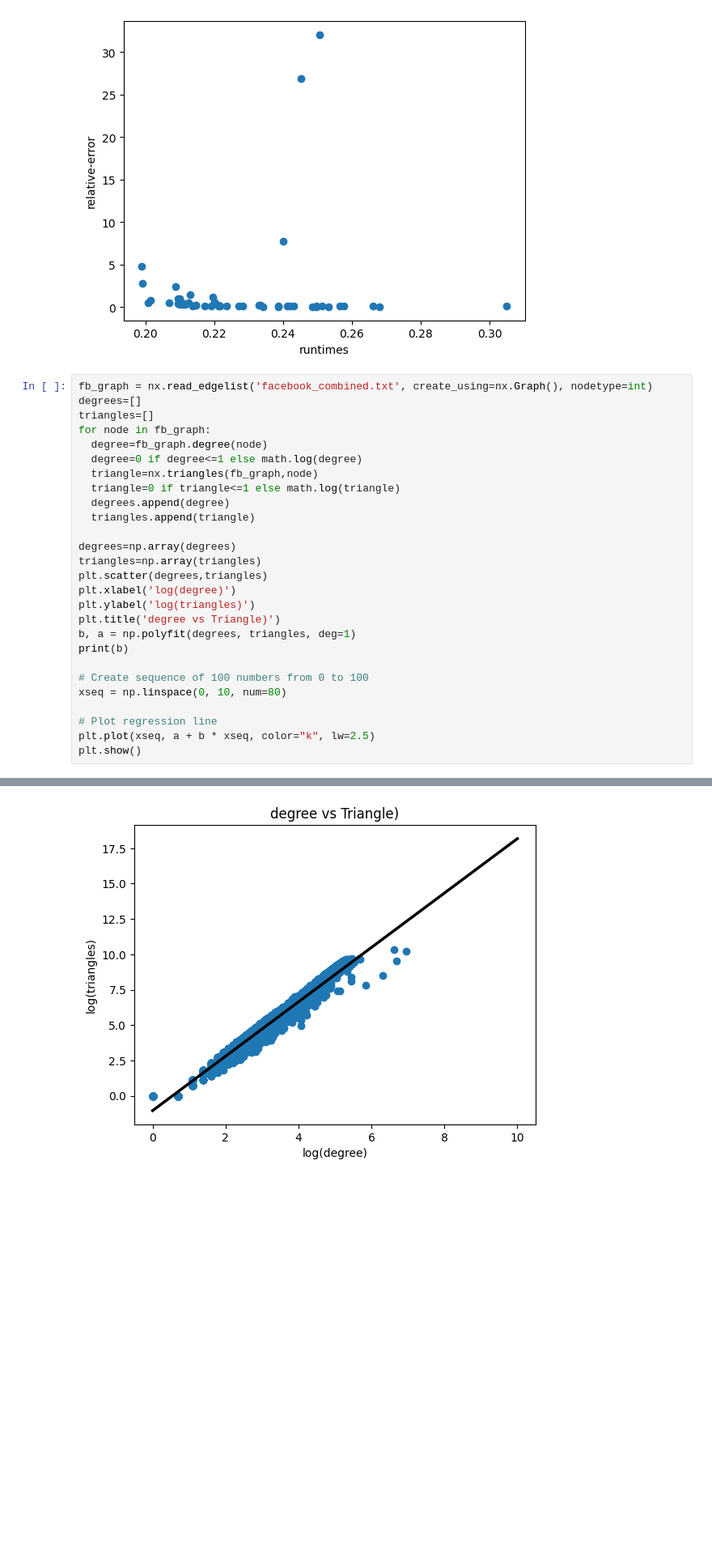
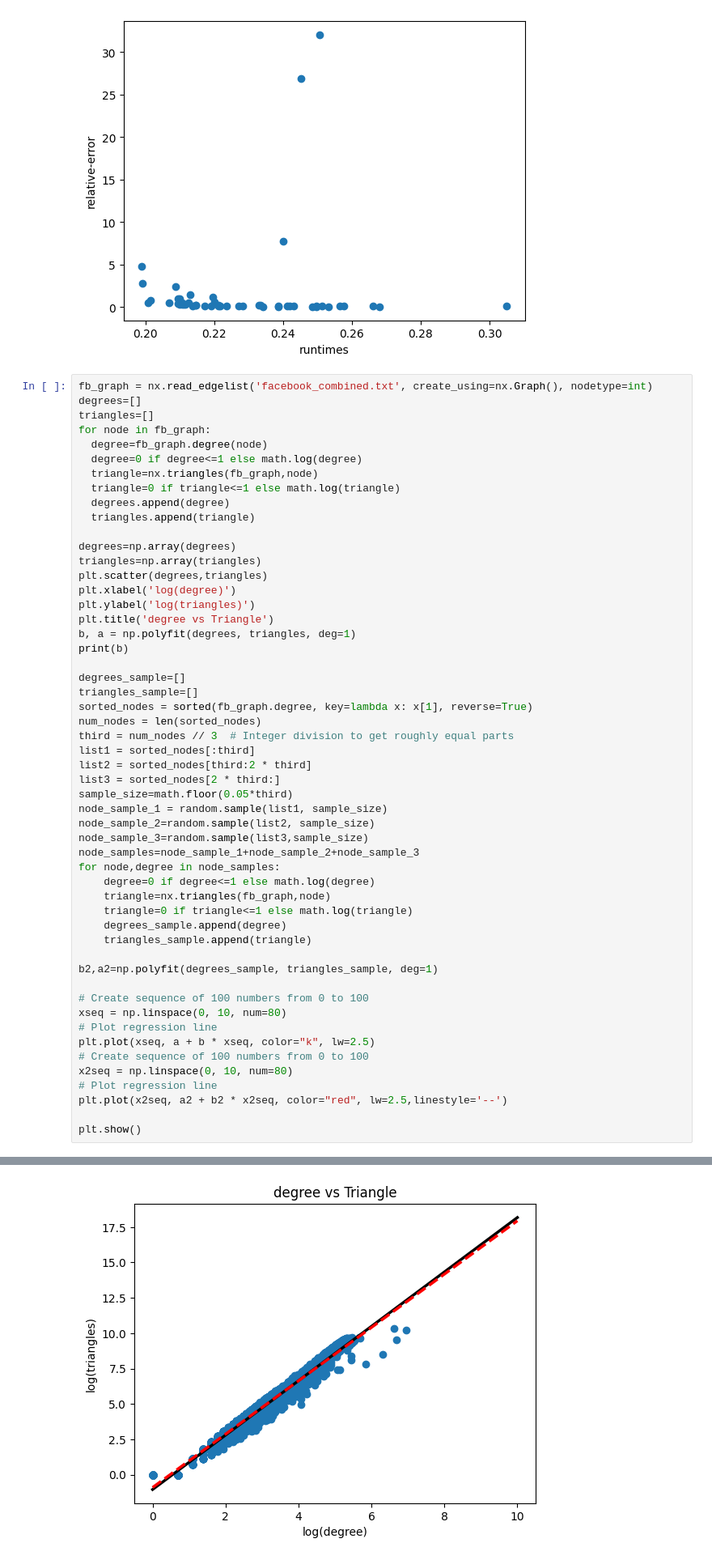
Before and after one commit to lous-e/fast-lin-alg, a Jupyter notebook: main.ipynb, the cells around one changed output, grey strips where cells are left out. Shown at 81% size. Saved outputs shown, nothing was run; the diff lists cells and outputs as text; blank space fills up the shorter version.

```diff
--- a/main.ipynb
+++ b/main.ipynb
@@ -479,30 +488,56 @@ Text(0, 0.5, 'relative-error')
 # %%
 fb_graph = nx.read_edgelist('facebook_combined.txt', create_using=nx.Graph(), nodetype=int)
 degrees=[]
 triangles=[]
 for node in fb_graph:
   degree=fb_graph.degree(node)
   degree=0 if degree<=1 else math.log(degree)
   triangle=nx.triangles(fb_graph,node)
   triangle=0 if triangle<=1 else math.log(triangle)
   degrees.append(degree)
   triangles.append(triangle)
 
 degrees=np.array(degrees)
 triangles=np.array(triangles)
 plt.scatter(degrees,triangles)
 plt.xlabel('log(degree)')
 plt.ylabel('log(triangles)')
-plt.title('degree vs Triangle)')
+plt.title('degree vs Triangle')
 b, a = np.polyfit(degrees, triangles, deg=1)
 print(b)
 
+degrees_sample=[]
+triangles_sample=[]
+sorted_nodes = sorted(fb_graph.degree, key=lambda x: x[1], reverse=True)
+num_nodes = len(sorted_nodes)
+third = num_nodes // 3  # Integer division to get roughly equal parts
+list1 = sorted_nodes[:third]
+list2 = sorted_nodes[third:2 * third]
+list3 = sorted_nodes[2 * third:]
+sample_size=math.floor(0.05*third)
+node_sample_1 = random.sample(list1, sample_size)
+node_sample_2=random.sample(list2, sample_size)
+node_sample_3=random.sample(list3,sample_size)
+node_samples=node_sample_1+node_sample_2+node_sample_3
+for node,degree in node_samples:
+    degree=0 if degree<=1 else math.log(degree)
+    triangle=nx.triangles(fb_graph,node)
+    triangle=0 if triangle<=1 else math.log(triangle)
+    degrees_sample.append(degree)
+    triangles_sample.append(triangle)
+
+b2,a2=np.polyfit(degrees_sample, triangles_sample, deg=1)
+
 # Create sequence of 100 numbers from 0 to 100
 xseq = np.linspace(0, 10, num=80)
-
 # Plot regression line
 plt.plot(xseq, a + b * xseq, color="k", lw=2.5)
+# Create sequence of 100 numbers from 0 to 100
+x2seq = np.linspace(0, 10, num=80)
+# Plot regression line
+plt.plot(x2seq, a2 + b2 * x2seq, color="red", lw=2.5,linestyle='--')
+
 plt.show()
 # %% [output]
 1.922923152268316
-[figure, old version]
+[figure, new version]
```
Also changed, not shown: parts of 4 cells of this notebook, 2 other files.
